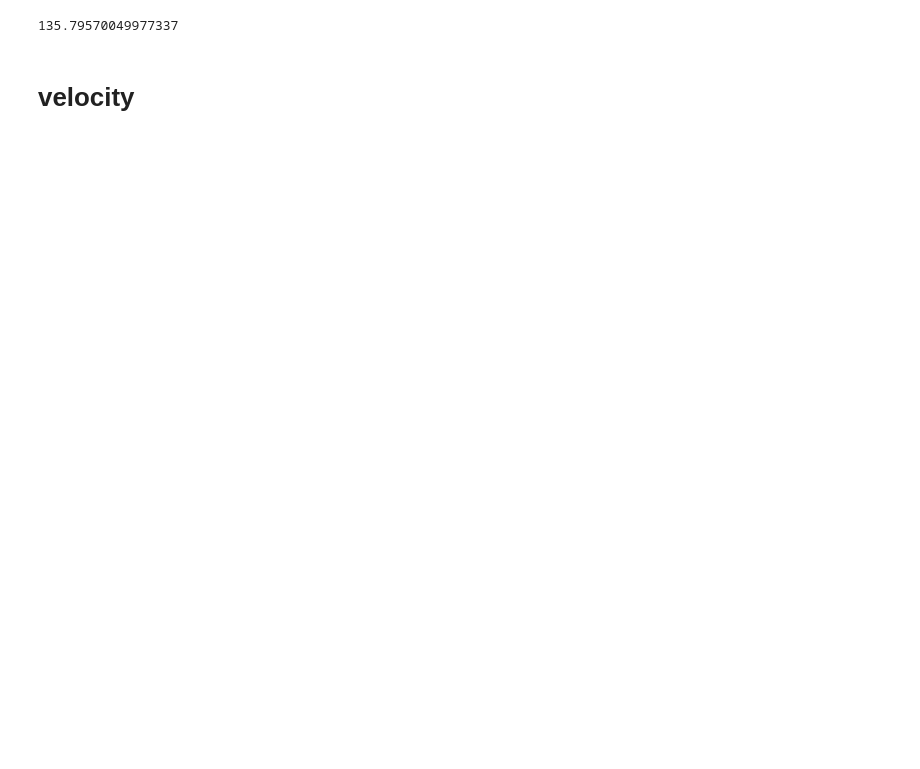
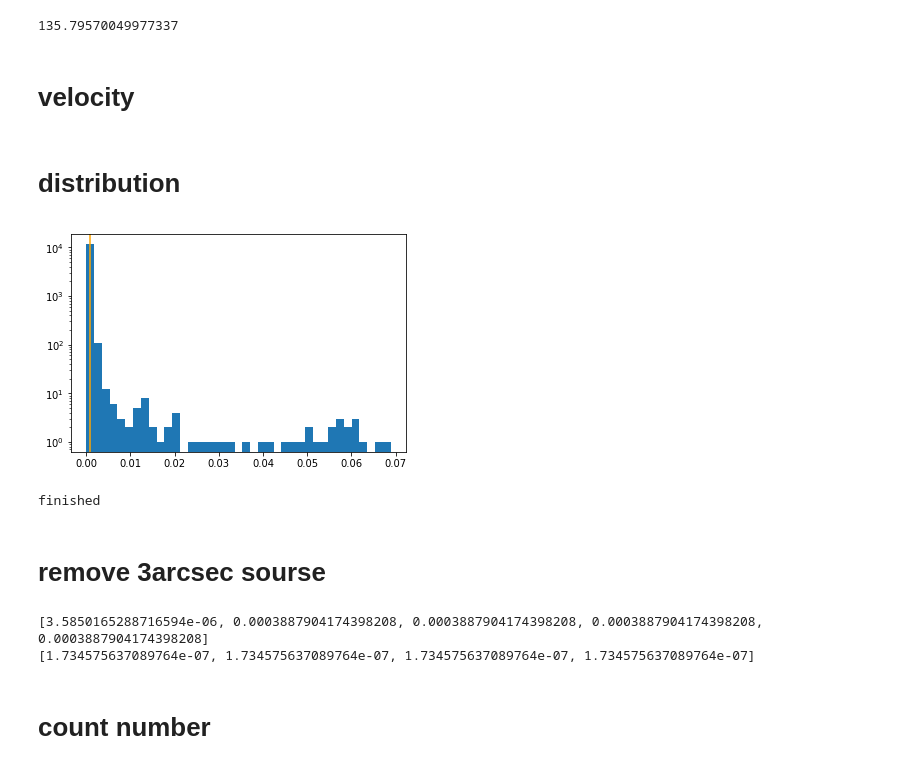
Before and after one commit to ddzs1234/pair-m-z, a Jupyter notebook: cross-match/cross_match_2.ipynb, the cells around one changed output. Cells and saved outputs as stored; diff of their text form; code cells hidden in the pictures; blank space fills up the shorter version.

```diff
--- a/cross-match/cross_match_2.ipynb
+++ b/cross-match/cross_match_2.ipynb
@@ -329,3 +323,73 @@ for filename in file:
     else:
         with open(dir_res1+'no_match.txt','a+') as f1:
             print(pifu,file=f1)
+# %% [markdown]
+# distribution
+# %%
+import glob
+import matplotlib.pyplot as plt
+import numpy as np
+from astropy import units as u
+from astropy.coordinates import Distance, SkyCoord
+from astropy.io import fits
+from astropy.table import Table
+
+dir_res = '/Users/astro/Documents/notebooks/zs/cross_match/cross_match_res/v6/'
+dir_drp = '/Users/astro/Documents/notebooks/manga/spectro/analysis/MPL-8/drpall-v2_5_3.fits'
+dir_dr7 = '/Users/astro/Documents/notebooks/zs/data/dr7_all.fits'
+dir_res1=dir_res+'150_1000/'
+
+file=glob.glob(dir_res1+'/*fits')
+
+array=[]
+for filename in file:
+#     print(filename)
+    f=Table.read(filename)
+    sepa=f['distance']
+    for n in sepa:
+        array.append(n)
+array=[float(n) for n in array]
+
+bins=np.linspace(np.min(array),np.max(array)*1.01,num=40)
+plt.hist(array,bins=bins)
+plt.axvline(x=0.00083,color='orange')
+plt.yscale('log')
+plt.show()
+# plt.savefig(dir_res1+'distance_distribution.png',format='png')
+print('finished')
+# plt.show()
+# %% [output]
+[figure, added]
+finished
+# %% [markdown]
+# remove 3arcsec sourse
+# %%
+import glob
+import matplotlib.pyplot as plt
+import numpy as np
+from astropy.io import fits
+from astropy.table import Table
+
+dir_res1='/Users/astro/Documents/notebooks/zs/cross_match/cross_match_res/v6/150_1000/'
+dir_res2=dir_res1+'r_larer_than_3arcsec/'
+
+file=glob.glob(dir_res1+'*fits')
+
+critera=3/206265
+
+
+for filename in file:
+        f=Table.read(filename)
+        plateifu=filename[len(dir_res1):-5]
+        distance=f['distance']
+        dis=[float(n) for n in distance]
+        print(dis)
+        mask=(np.array(dis)>critera)
+        f[mask].write(dir_res2+plateifu+'.fits',format='fits')
+#         'plateifu', 'manga_ra', 'manga_dec', 'manga_z', 'dr7_index',
+#                 'dr7_ra', 'dr7_dec', 'dr7_z', 'distance', 'max_r'
+# %% [output]
+[3.5850165288716594e-06, 0.0003887904174398208, 0.0003887904174398208, 0.0003887904174398208, 0.0003887904174398208]
+[1.734575637089764e-07, 1.734575637089764e-07, 1.734575637089764e-07, 1.734575637089764e-07]
+# %% [markdown]
+# count number
```
Also changed, not shown: parts of 4 cells of this notebook.
